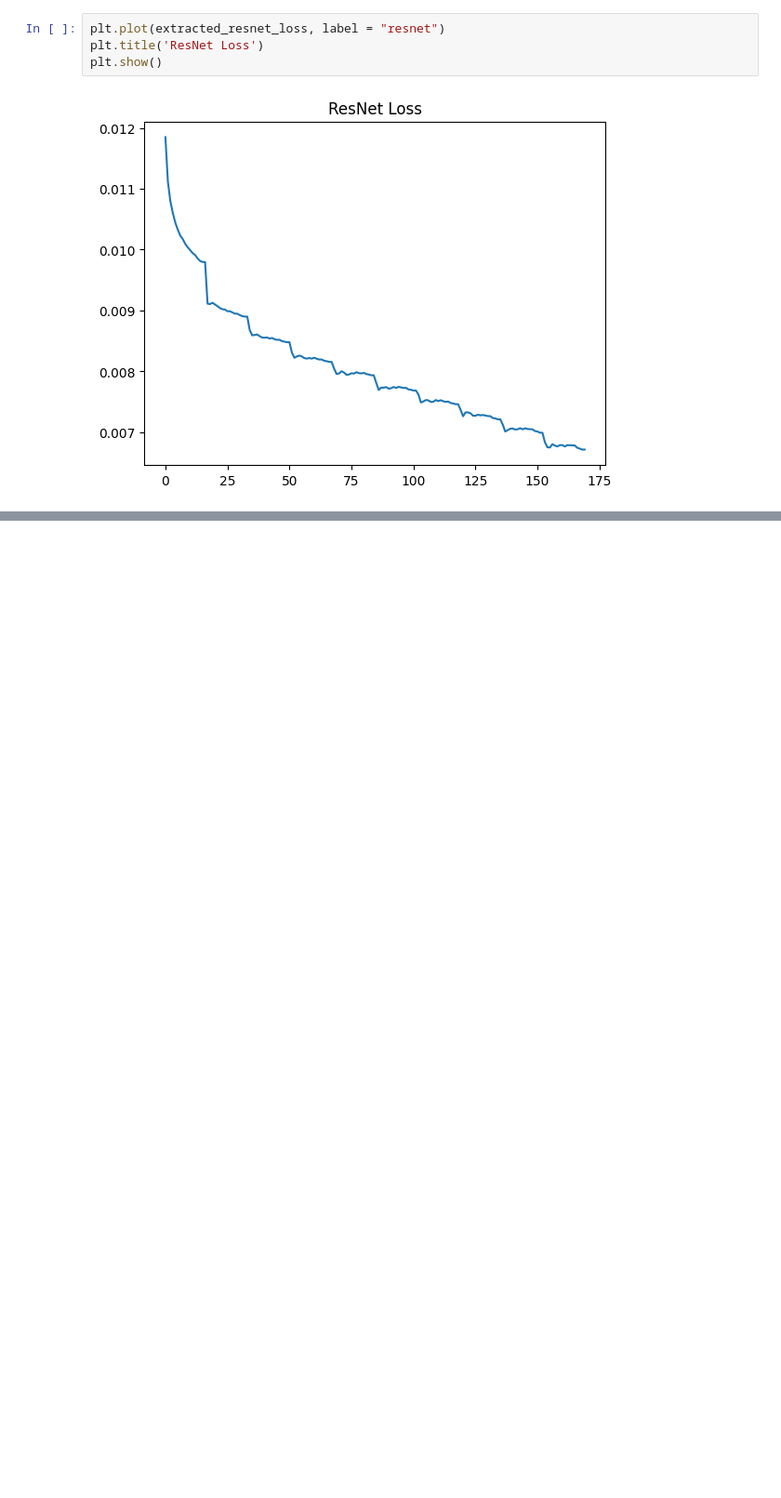
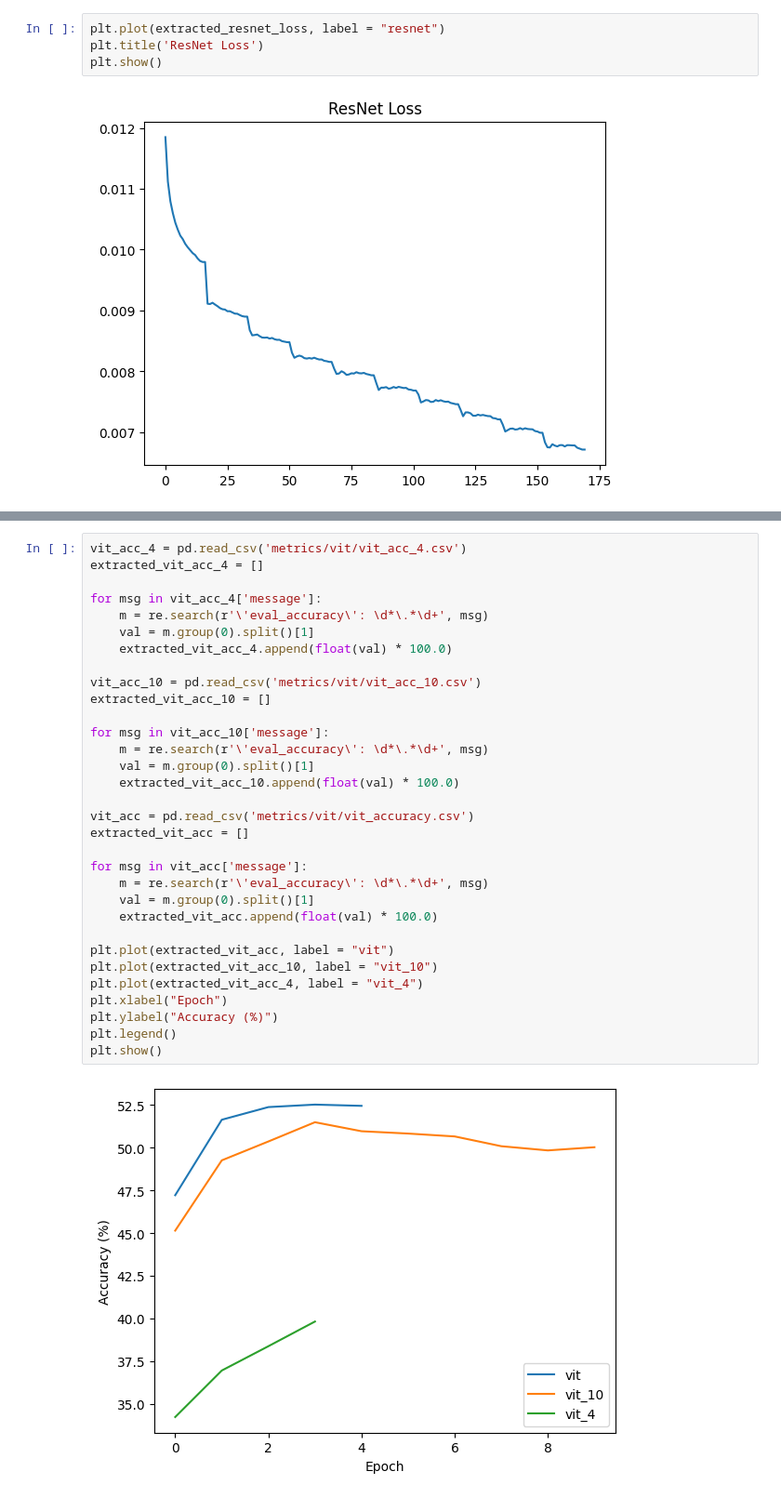
Before and after one commit to tho121/aws_capstone, a Jupyter notebook: metrics.ipynb, the cells around one changed output, grey strips where cells are left out. Shown: that part at 93% size. Drawn from its saved outputs; the diff is of its cells as text; blank space fills up the shorter version.

```diff
--- a/metrics.ipynb
+++ b/metrics.ipynb
@@ -142,0 +219,34 @@ plt.show()
+# %%
+vit_acc_4 = pd.read_csv('metrics/vit/vit_acc_4.csv')
+extracted_vit_acc_4 = []
+
+for msg in vit_acc_4['message']:
+    m = re.search(r'\'eval_accuracy\': \d*\.*\d+', msg)
+    val = m.group(0).split()[1]
+    extracted_vit_acc_4.append(float(val) * 100.0)
+
+vit_acc_10 = pd.read_csv('metrics/vit/vit_acc_10.csv')
+extracted_vit_acc_10 = []
+
+for msg in vit_acc_10['message']:
+    m = re.search(r'\'eval_accuracy\': \d*\.*\d+', msg)
+    val = m.group(0).split()[1]
+    extracted_vit_acc_10.append(float(val) * 100.0)
+
+vit_acc = pd.read_csv('metrics/vit/vit_accuracy.csv')
+extracted_vit_acc = []
+
+for msg in vit_acc['message']:
+    m = re.search(r'\'eval_accuracy\': \d*\.*\d+', msg)
+    val = m.group(0).split()[1]
+    extracted_vit_acc.append(float(val) * 100.0)
+
+plt.plot(extracted_vit_acc, label = "vit")
+plt.plot(extracted_vit_acc_10, label = "vit_10")
+plt.plot(extracted_vit_acc_4, label = "vit_4")
+plt.xlabel("Epoch")
+plt.ylabel("Accuracy (%)")
+plt.legend()
+plt.show()
+# %% [output]
+[figure, added]
```
Also changed, not shown: parts of 7 cells of this notebook, 5 other files.
